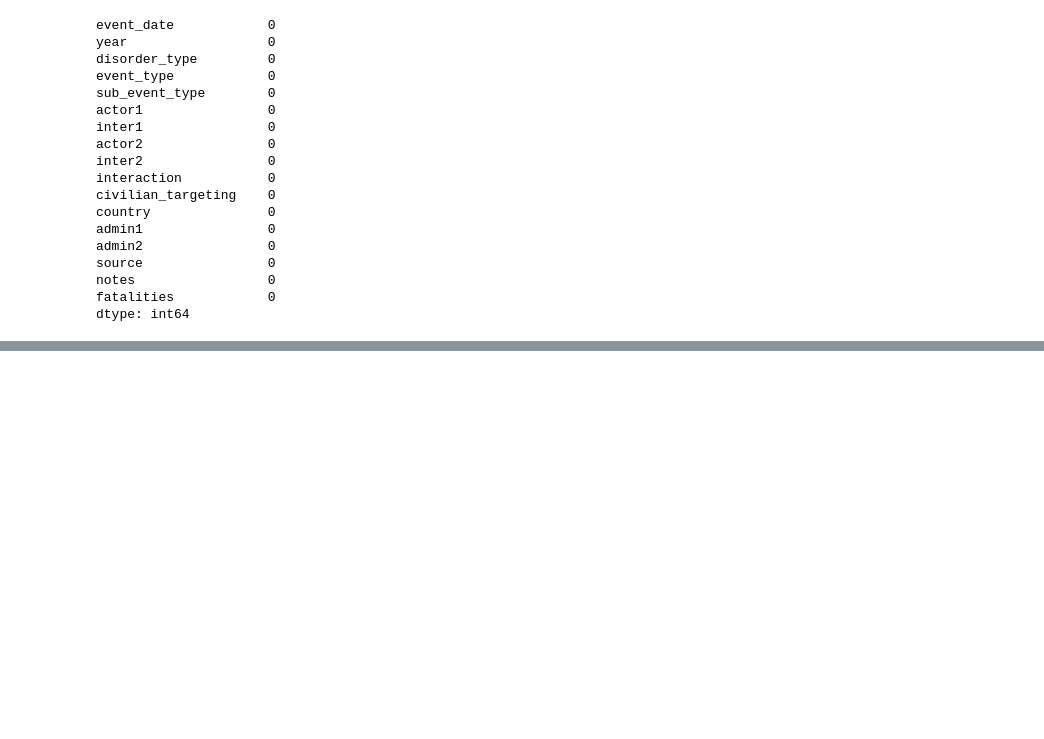
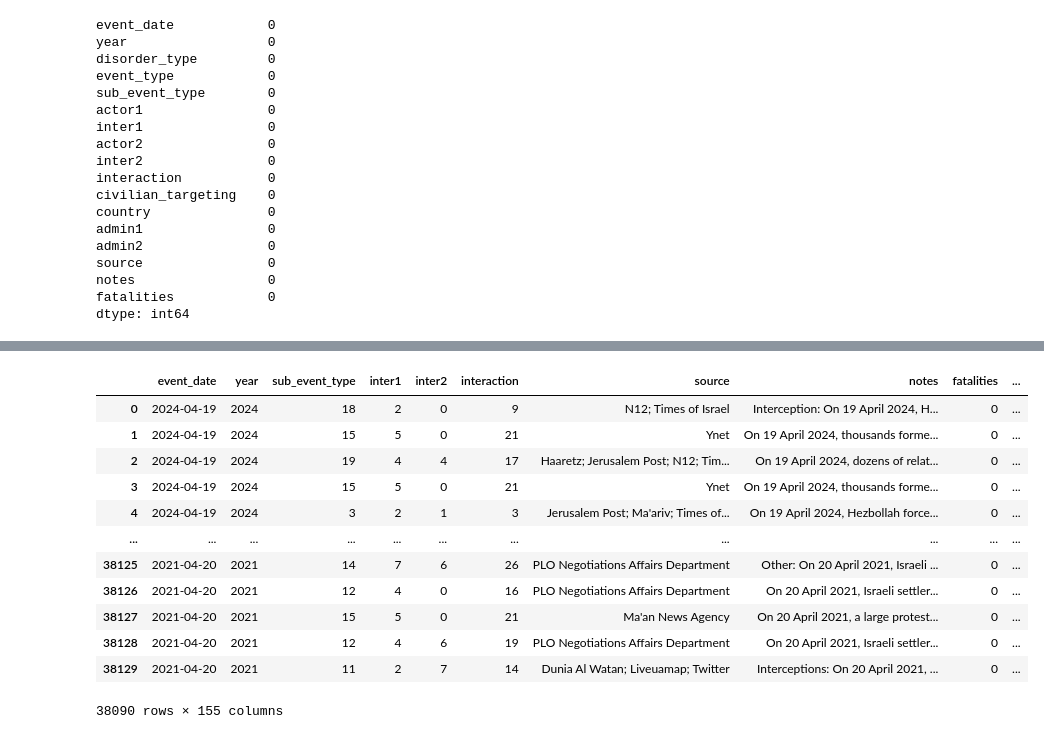
Before and after one commit to aamarnath1/Palestine-Israel-Conflict-Prediction, a Jupyter notebook: Test.ipynb, the cells around one changed output, grey strips where cells are left out. Cells and saved outputs as stored; diff of their text form; code cells hidden in the pictures; blank space fills up the shorter version.

```diff
--- a/Test.ipynb
+++ b/Test.ipynb
@@ -144,19 +144,18 @@ def consolidate_names(name):
 data['actor1_grouped'] = data['actor1'].apply(consolidate_names)
 data['actor2_grouped'] = data['actor2'].apply(consolidate_names)
 # %%
+#Grouping smaller entities
 actor1_counts = data['actor1_grouped'].value_counts()
 actor2_counts = data['actor2_grouped'].value_counts()
 
-def consolidate_small_groups(name, counts):
-    # Check if the group count is less than 10
+def consolidate_small_groups(name, counts): #Check if Isr or Pal if not 'name'
     if counts[name] < 10:
-        # Check if "Israel" or "Palestine" is in the original name for appropriate categorization
         if 'Israel' in name:
             return 'Other (Israel)'
         elif 'Palestine' in name:
             return 'Other (Palestine)'
         else:
-            return name #'Other Group'
+            return'Other Group'
     else:
         # Return the name if the count is 10 or more
         return name
@@ -169,3 +168,8 @@ data['actor2_grouped'] = data['actor2_grouped'].apply(lambda x: consolidate_smal
 # Print the new value counts to confirm re-categorization
 #print(data['actor1_grouped'].value_counts())
 #print(data['actor2_grouped'].value_counts())
+
+data['actor1'] = data['actor1_grouped']
+data['actor2'] = data['actor2_grouped']
+
+data.drop(['actor1_grouped', 'actor2_grouped'], axis=1, inplace=True)
@@ -176,0 +282,13 @@ data.drop(['actor1_grouped', 'actor2_grouped'], axis=1, inplace=True)
+# %%
+#Cleaning log data
+
+#replacing infinities w median
+log_data.replace([np.inf, -np.inf], np.nan, inplace=True)
+log_data.fillna(log_data.median(), inplace=True)
+
+#forward + backward prop to fill 0's
+log_data['time_since_last_event'].fillna(method='ffill', inplace=True)
+log_data['time_since_last_event'].fillna(method='bfill', inplace=True)
+
+lag_cols = [col for col in log_data.columns if 'log_time_since_last_event' in col or 'lag' in col]
+log_data[lag_cols] = log_data[lag_cols].fillna(method='ffill').fillna(method='bfill')
@@ -179,14 +323,16 @@ data.drop(['actor1_grouped', 'actor2_grouped'], axis=1, inplace=True)
 
 #One-Hot for Categoricals
 categorical_cols = ['disorder_type', 'event_type', 'actor1', 'actor2', 'civilian_targeting',
-                    'country', 'admin1', 'admin2']
-data_encoded = pd.get_dummies(data, columns=categorical_cols)
-data_encoded
+                    'country', 'admin1', 'admin2', 'day_of_week']
+log_data_encoded = pd.get_dummies(log_data, columns=categorical_cols)
+log_data_encoded
 
 #Label Encoder
 label_encoders = {}
 
-for col in ['inter1', 'inter2', 'interaction']:
+for col in ['inter1', 'inter2', 'interaction', 'sub_event_type']:
     le = LabelEncoder()
-    data_encoded[col] = le.fit_transform(data_encoded[col])
+    log_data_encoded[col] = le.fit_transform(log_data_encoded[col])
     label_encoders[col] = le  # storing the encoder
+#print(log_data_encoded.isna().sum())
+log_data_encoded.to_csv('data/log_data_encoded.csv', index=False)
@@ -323,0 +339,16 @@ print(classification_report(y_test_top, y_pred_top))
+# %%
+log_data_encoded
+# %% [output]
+|  | event_date | year | sub_event_type | inter1 | inter2 | interaction | source | notes | fatalities | ... |
+| 0 | 2024-04-19 | 2024 | 18 | 2 | 0 | 9 | N12; Times of Israel | Interception: On 19 April 2024, H... | 0 | ... |
+| 1 | 2024-04-19 | 2024 | 15 | 5 | 0 | 21 | Ynet | On 19 April 2024, thousands forme... | 0 | ... |
+| 2 | 2024-04-19 | 2024 | 19 | 4 | 4 | 17 | Haaretz; Jerusalem Post; N12; Tim... | On 19 April 2024, dozens of relat... | 0 | ... |
+| 3 | 2024-04-19 | 2024 | 15 | 5 | 0 | 21 | Ynet | On 19 April 2024, thousands forme... | 0 | ... |
+| 4 | 2024-04-19 | 2024 | 3 | 2 | 1 | 3 | Jerusalem Post; Ma'ariv; Times of... | On 19 April 2024, Hezbollah force... | 0 | ... |
+| ... | ... | ... | ... | ... | ... | ... | ... | ... | ... | ... |
+| 38125 | 2021-04-20 | 2021 | 14 | 7 | 6 | 26 | PLO Negotiations Affairs Department | Other: On 20 April 2021, Israeli ... | 0 | ... |
+| 38126 | 2021-04-20 | 2021 | 12 | 4 | 0 | 16 | PLO Negotiations Affairs Department | On 20 April 2021, Israeli settler... | 0 | ... |
+| 38127 | 2021-04-20 | 2021 | 15 | 5 | 0 | 21 | Ma'an News Agency | On 20 April 2021, a large protest... | 0 | ... |
+| 38128 | 2021-04-20 | 2021 | 12 | 4 | 6 | 19 | PLO Negotiations Affairs Department | On 20 April 2021, Israeli settler... | 0 | ... |
+| 38129 | 2021-04-20 | 2021 | 11 | 2 | 7 | 14 | Dunia Al Watan; Liveuamap; Twitter | Interceptions: On 20 April 2021, ... | 0 | ... |
+38090 rows × 155 columns
```
Also changed, not shown: parts of 25 cells of this notebook, 1 other file.
